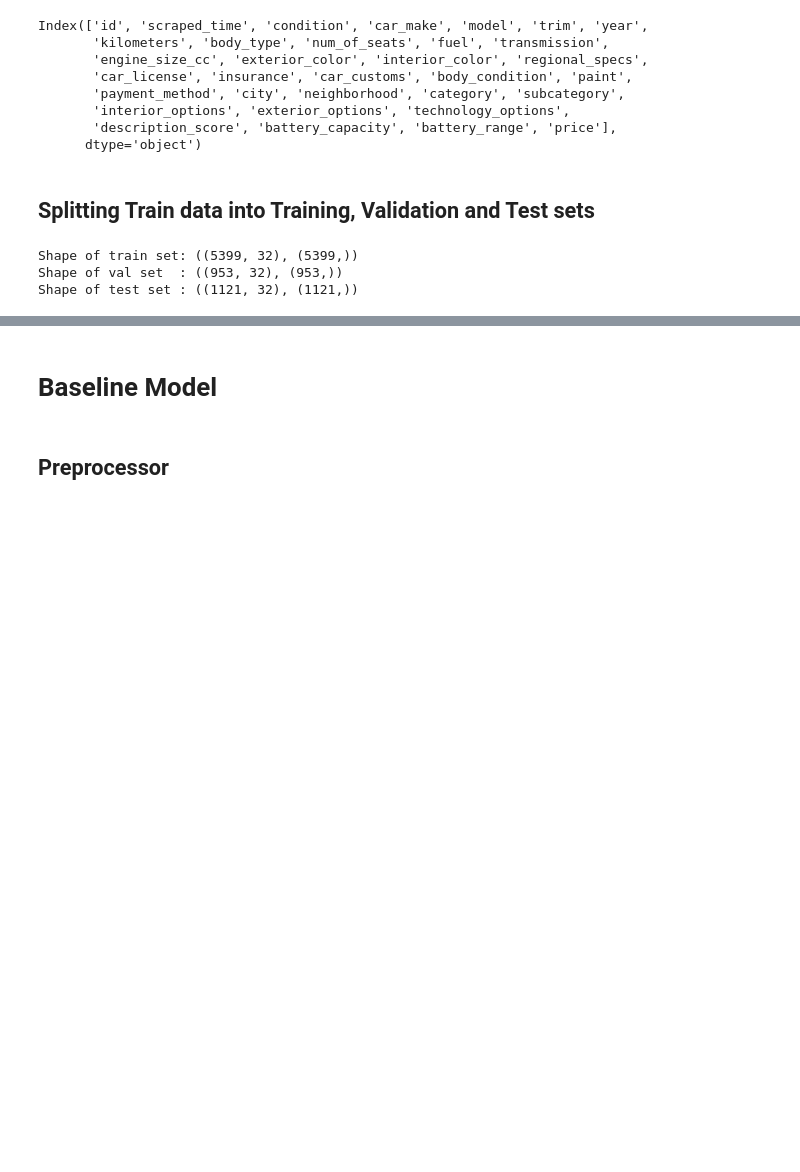
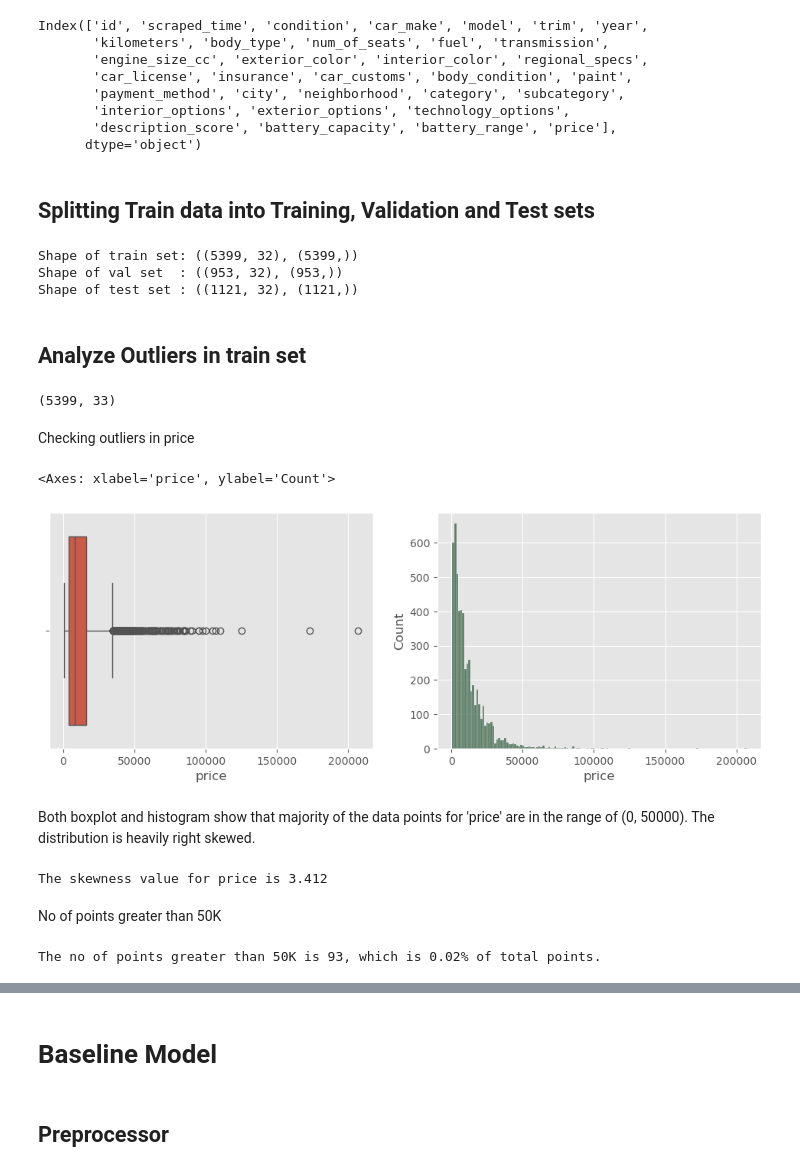
Before and after one commit to abhaykukade/Car-Price-Prediction, a Jupyter notebook: model_evaluation_v2.ipynb, the cells around one changed output, grey strips where cells are left out. Saved outputs shown, nothing was run; the diff lists cells and outputs as text; code cells hidden in the pictures; blank space fills up the shorter version.

```diff
--- a/model_evaluation_v2.ipynb
+++ b/model_evaluation_v2.ipynb
@@ -114,3 +114,34 @@ print(f'Shape of test set : {X_test.shape, y_test.shape}')
 Shape of train set: ((5399, 32), (5399,))
 Shape of val set  : ((953, 32), (953,))
 Shape of test set : ((1121, 32), (1121,))
+# %% [markdown]
+## Analyze Outliers in train set
+# %%
+train_df = pd.concat([X_train, y_train], axis=1)
+train_df.shape
+# %% [output]
+(5399, 33)
+# %% [markdown]
+Checking outliers in price
+# %%
+plt.style.use('ggplot')
+fig, axes = plt.subplots(1, 2, figsize=(12, 4))
+sns.boxplot(data=train_df, x='price', ax=axes[0])
+sns.histplot(data=train_df, x='price', color='#2D5A3CFF', ax=axes[1])
+# %% [output]
+<Axes: xlabel='price', ylabel='Count'>
+[figure, added]
+# %% [markdown]
+Both boxplot and histogram show that majority of the data points for 'price' are in the range of (0, 50000). The distribution is heavily right skewed.
+# %%
+skew_value = skew(train_df['price'], bias=True)
+print(f'The skewness value for price is {skew_value:.3f}')
+# %% [output]
+The skewness value for price is 3.412
+# %% [markdown]
+No of points greater than 50K
+# %%
+extremes = train_df[train_df['price']>50000][['price', 'car_make']]
+print(f'The no of points greater than 50K is {len(extremes)}, which is {len(extremes)/len(train_df):.2f}% of total points.')
+# %% [output]
+The no of points greater than 50K is 93, which is 0.02% of total points.
```
Also changed, not shown: parts of 5 cells of this notebook.
